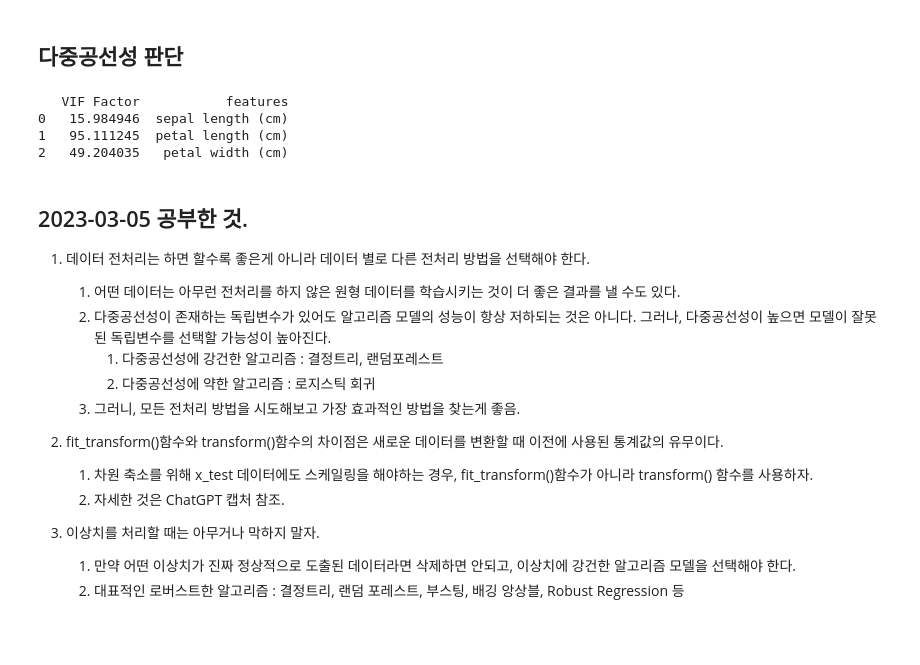
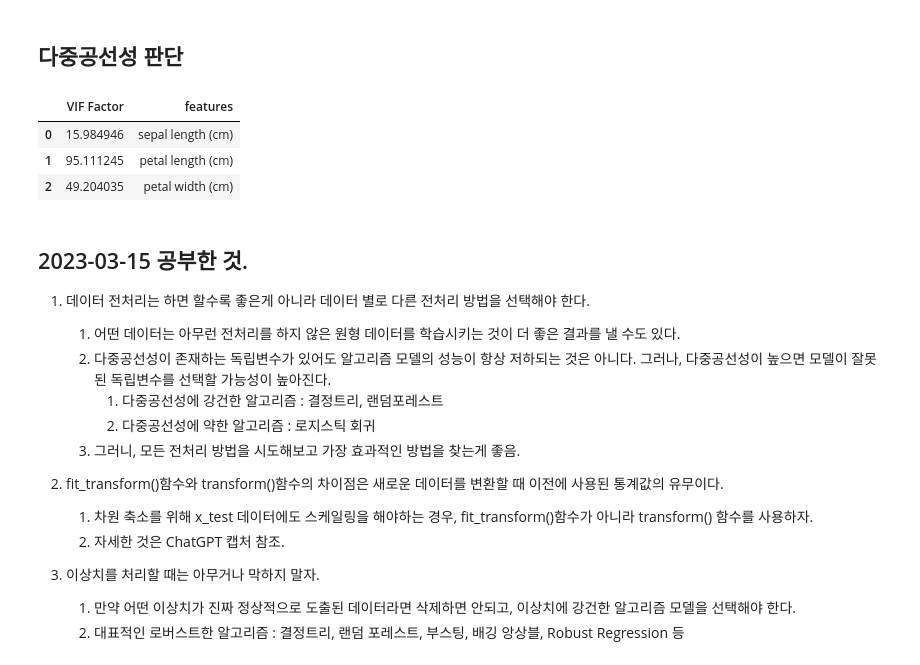
Before and after one commit to CatsSaveTheWorld/TIL, a Jupyter notebook: python/sklearn/지도학습.ipynb, the cells around one changed output. Cells and saved outputs as stored; diff of their text form; code cells hidden in the pictures; blank space fills up the shorter version.

```diff
--- a/python/sklearn/지도학습.ipynb
+++ b/python/sklearn/지도학습.ipynb
@@ -121,24 +121,24 @@ array([1, 1, 1, 2, 0, 2, 1, 0, 0, 2, 2, 1, 0, 2, 1, 0, 1, 2, 0, 1, 1, 0,
 # %%
 from statsmodels.stats.outliers_influence import variance_inflation_factor
 from sklearn.datasets import load_iris
 import pandas as pd
 
 iris = load_iris()
 data = pd.DataFrame(iris.data, columns=iris.feature_names)
 
 X = data[['sepal length (cm)', 'petal length (cm)', 'petal width (cm)']]
 vif = pd.DataFrame()
 vif["VIF Factor"] = [variance_inflation_factor(X.values, i) for i in range(X.shape[1])]
 vif["features"] = X.columns
 
-print(vif)
+vif
 # %% [output]
-   VIF Factor           features
-0   15.984946  sepal length (cm)
-1   95.111245  petal length (cm)
-2   49.204035   petal width (cm)
+|  | VIF Factor | features |
+| 0 | 15.984946 | sepal length (cm) |
+| 1 | 95.111245 | petal length (cm) |
+| 2 | 49.204035 | petal width (cm) |
 # %% [markdown]
-## 2023-03-05 공부한 것.
+## 2023-03-15 공부한 것.
 1. 데이터 전처리는 하면 할수록 좋은게 아니라 데이터 별로 다른 전처리 방법을 선택해야 한다.
    1. 어떤 데이터는 아무런 전처리를 하지 않은 원형 데이터를 학습시키는 것이 더 좋은 결과를 낼 수도 있다.
    2. 다중공선성이 존재하는 독립변수가 있어도 알고리즘 모델의 성능이 항상 저하되는 것은 아니다. 그러나, 다중공선성이 높으면 모델이 잘못된 독립변수를 선택할 가능성이 높아진다.
```
